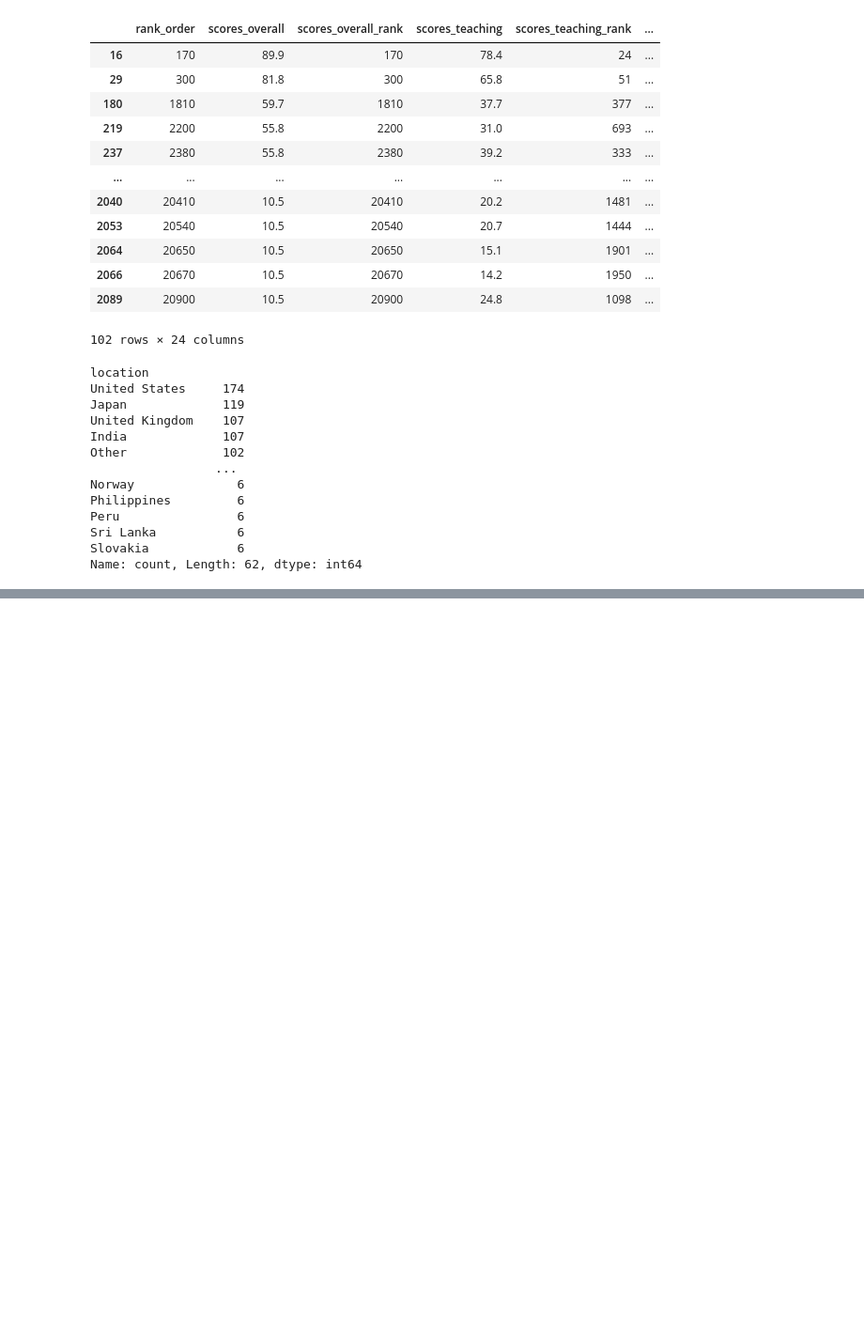
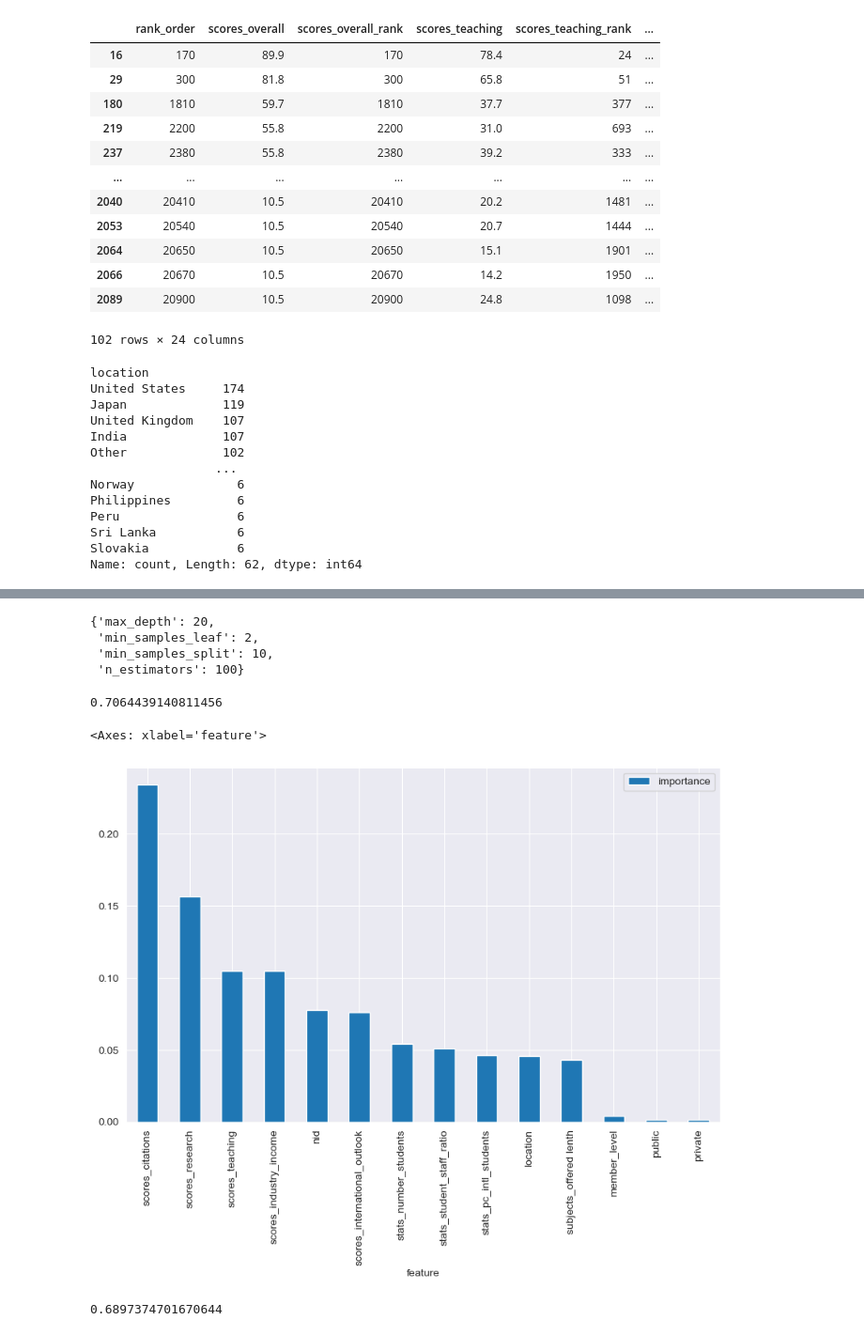
Before and after one commit to firatege/edu-rank-prediction, a Jupyter notebook: src/notebook.ipynb, the cells around one changed output, grey strips where cells are left out. Shown: that part at 94% size. Drawn from its saved outputs; the diff is of its cells as text; code cells hidden in the pictures; blank space fills up the shorter version.

Commit message:
Gradient Boosting 0.68
RandomForestClassifier
0.70

```diff
--- a/src/notebook.ipynb
+++ b/src/notebook.ipynb
@@ -206,0 +309,11 @@ TypeError: cannot concatenate object of type '<class 'tuple'>'; only Series and
+# %%
+models = [RandomForestClassifier(), GradientBoostingClassifier()]
+model_names = ['Logistic Regression', 'Random Forest', 'Gradient Boosting', 'Ada Boosting']
+confusion_matrices = []
+model_predict = pd.DataFrame({'original': y_test})
+for model, name in zip(models, model_names):
+    model.fit(X_train, y_train)
+    y_pred = model.predict(X_test)
+    model_predict[name] = y_pred
+    model_predict[name + ' accuracy'] = mt.accuracy_score(y_test, y_pred)
+    confusion_matrices.append(mt.confusion_matrix(y_test, y_pred))
@@ -206,0 +357,6 @@ TypeError: cannot concatenate object of type '<class 'tuple'>'; only Series and
+# %%
+# Random Forest
+model = RandomForestClassifier()
+model.fit(X_train, y_train)
+y_pred = model.predict(X_test)
+mt.accuracy_score(y_test, y_pred)
@@ -206,0 +368,10 @@ TypeError: cannot concatenate object of type '<class 'tuple'>'; only Series and
+# %%
+param_grid = {
+    'n_estimators': [100, 200, 300],
+    'max_depth': [10, 20, 30],
+    'min_samples_split': [2, 5, 10],
+    'min_samples_leaf': [1, 2, 4]
+}
+
+grid_search = GridSearchCV(estimator=model, param_grid=param_grid, cv=3, n_jobs=-1, verbose=2)
+grid_search.fit(X_train, y_train)
@@ -206,0 +386,32 @@ TypeError: cannot concatenate object of type '<class 'tuple'>'; only Series and
+# %%
+grid_search.best_params_
+# %% [output]
+{'max_depth': 20,
+ 'min_samples_leaf': 2,
+ 'min_samples_split': 10,
+ 'n_estimators': 100}
+# %%
+model = RandomForestClassifier(**grid_search.best_params_)
+model.fit(X_train, y_train)
+y_pred = model.predict(X_test)
+mt.accuracy_score(y_test, y_pred)
+# %% [output]
+0.7064439140811456
+# %%
+# Feature Importance
+feature_importances = model.feature_importances_
+features = X_train.columns
+feature_importances_df = pd.DataFrame({'feature': features, 'importance': feature_importances})
+feature_importances_df = feature_importances_df.sort_values('importance', ascending=False)
+feature_importances_df.sort_values('importance', ascending=False).plot(x='feature', y='importance', kind='bar', figsize=(10, 6))
+# %% [output]
+<Axes: xlabel='feature'>
+[figure, added]
+# %%
+# Gradient Boosting
+model = GradientBoostingClassifier()
+model.fit(X_train, y_train)
+y_pred = model.predict(X_test)
+mt.accuracy_score(y_test, y_pred)
+# %% [output]
+0.6897374701670644
```
Also changed, not shown: parts of 22 cells of this notebook, 1 other file.
